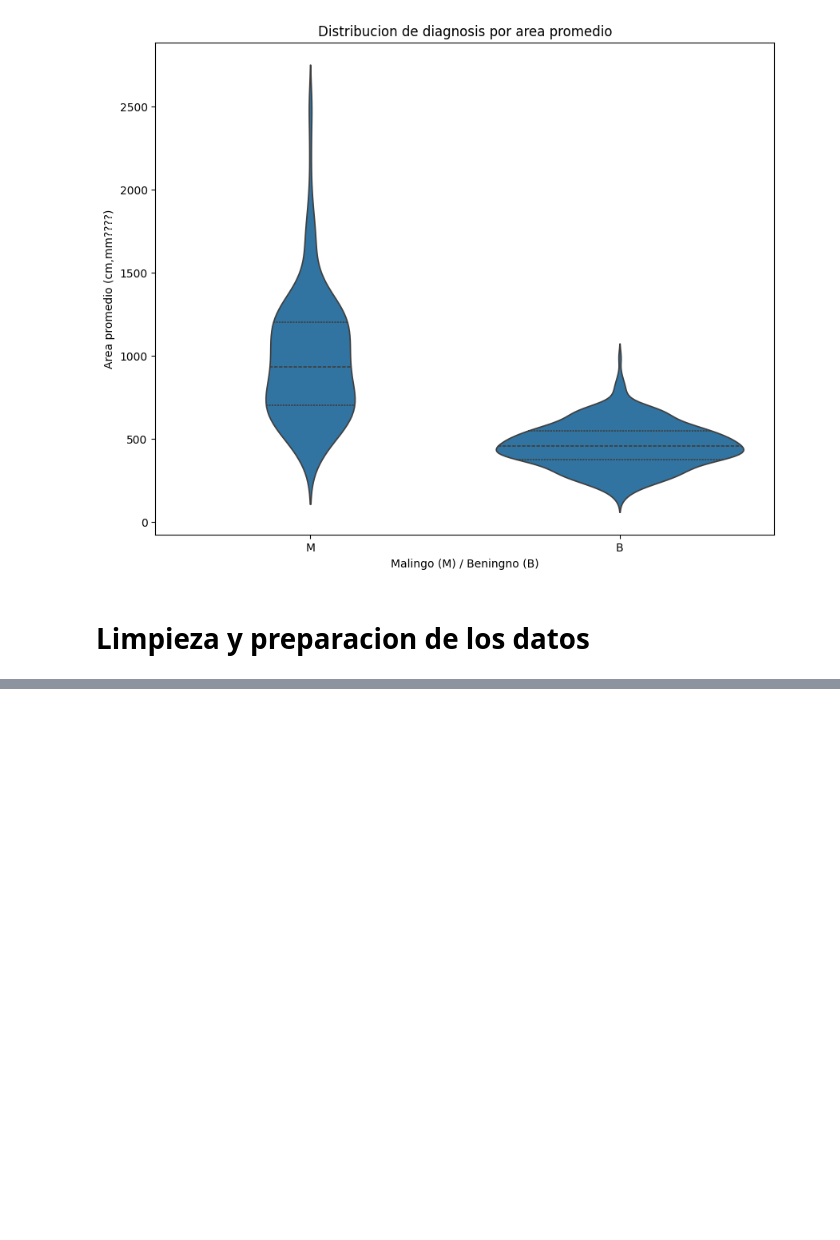
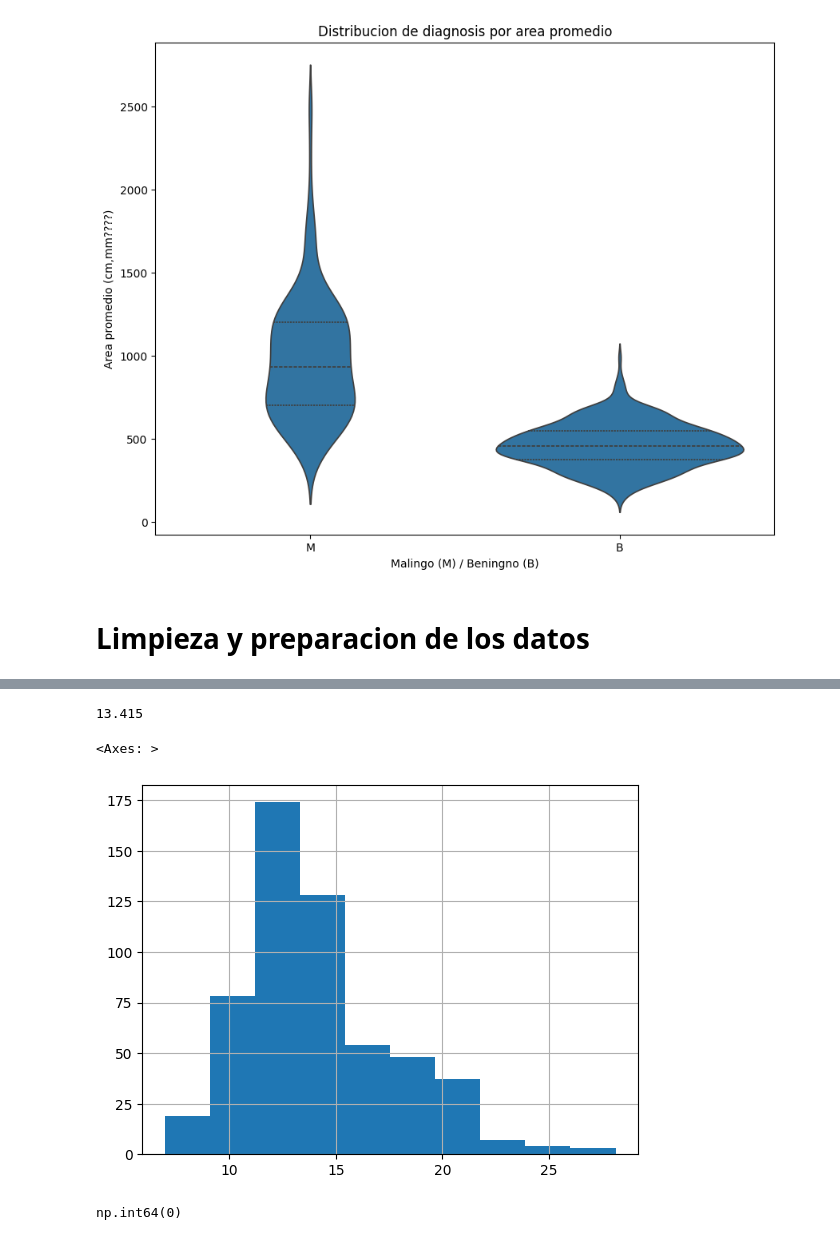
Before and after one commit to aformen9/BC-ML-Project, a Jupyter notebook: notebook/BreastCancer_ML.ipynb, the cells around one changed output, grey strips where cells are left out. Saved outputs shown, nothing was run; the diff lists cells and outputs as text; code cells hidden in the pictures; blank space fills up the shorter version.

```diff
--- a/notebook/BreastCancer_ML.ipynb
+++ b/notebook/BreastCancer_ML.ipynb
@@ -215,0 +405,6 @@ plt.show()
+# %%
+# Dropeamos las columnas:
+df = cancer_data
+df = df.drop(['id'], axis=1)
+if 'Unnamed: 32' in df.columns:
+  df = df.drop(['Unnamed: 32'], axis=1)
@@ -215,0 +460,11 @@ plt.show()
+# %%
+# Mediana:
+df['radius_mean'].median()
+# %% [output]
+13.415
+# %%
+# Histograma:
+df['radius_mean'].hist()
+# %% [output]
+<Axes: >
+[figure, added]
@@ -215,0 +475,5 @@ plt.show()
+# %%
+# Chequeamos si siguen habiendo null en la clumna:
+df['radius_mean'].isnull().sum()
+# %% [output]
+np.int64(0)
```
Also changed, not shown: parts of 25 cells of this notebook.
